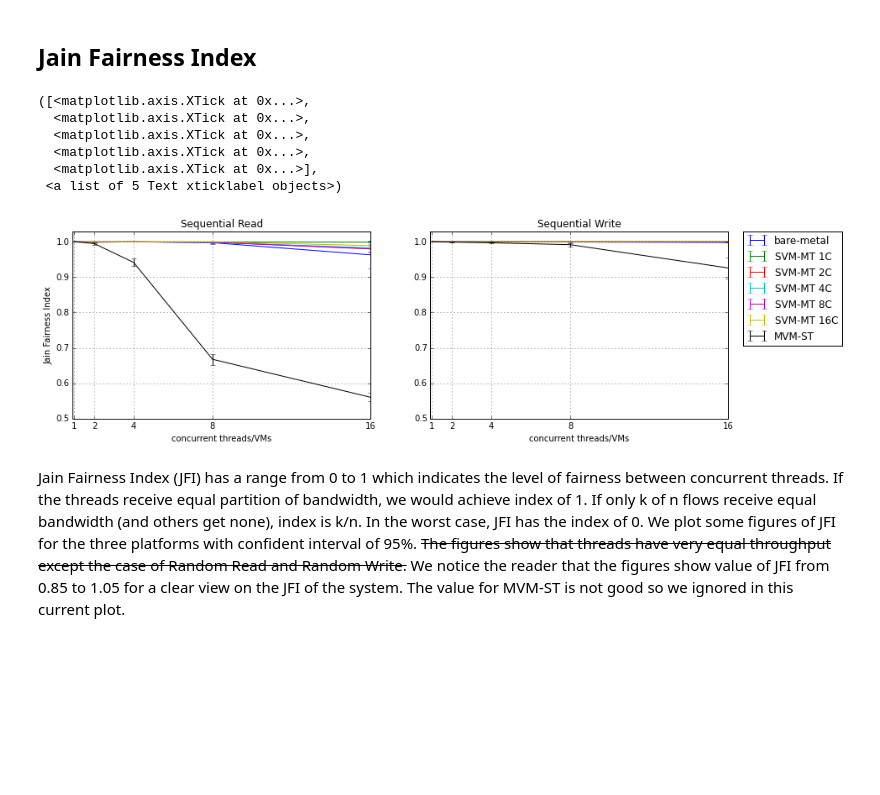
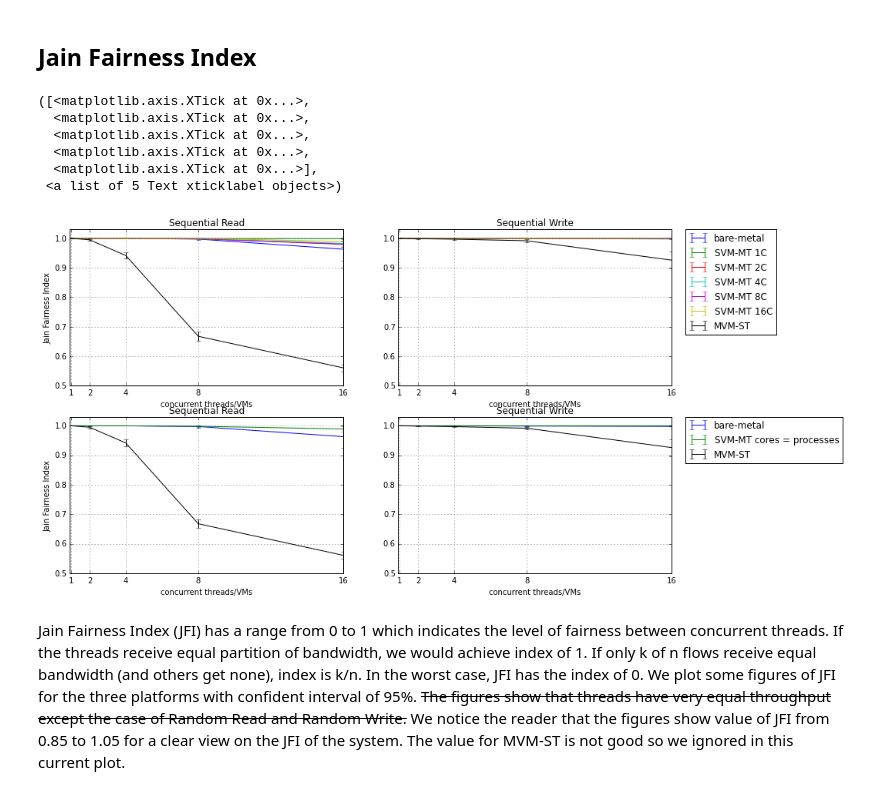
Before and after one commit to hasonhai/io_measurements, a Jupyter notebook: notebook/DA16procs_d32_v1.ipynb, the cells around one changed output. Drawn from its saved outputs; the diff is of its cells as text; code cells hidden in the pictures; blank space fills up the shorter version.

```diff
--- a/notebook/DA16procs_d32_v1.ipynb
+++ b/notebook/DA16procs_d32_v1.ipynb
@@ -355,11 +406,17 @@ cijfiswsvm16c = cijfi.filter(regex="^SW01VM16CTH").tolist()
 
 cijfisrmvm = cijfi.filter(regex="^SR[0-9]+VM01CTH01").tolist()
 cijfiswmvm = cijfi.filter(regex="^SW[0-9]+VM01CTH01").tolist()
+
+# Cores = Processes
+jfisrsvm = [jfisrsvm1c[0], jfisrsvm2c[1], jfisrsvm4c[2], jfisrsvm8c[3], jfisrsvm16c[4]]
+jfiswsvm = [jfiswsvm1c[0], jfiswsvm2c[1], jfiswsvm4c[2], jfiswsvm8c[3], jfiswsvm16c[4]]
+cijfisrsvm = [cijfisrsvm1c[0], cijfisrsvm2c[1], cijfisrsvm4c[2], cijfisrsvm8c[3], cijfisrsvm16c[4]]
+cijfiswsvm = [cijfiswsvm1c[0], cijfiswsvm2c[1], cijfiswsvm4c[2], cijfiswsvm8c[3], cijfiswsvm16c[4]]
 # %%
-pylab.rcParams['figure.figsize'] = 14, 4  # change default size of figures
+pylab.rcParams['figure.figsize'] = 14, 8  # change default size of figures
 x_axis = [1,2,4,8,16]
 
-plt.subplot(121)
+plt.subplot(221)
 plt.errorbar(x_axis, jfisrbf, cijfisrbf, label = 'bare-metal')
 plt.errorbar(x_axis, jfisrsvm1c, cijfisrsvm1c, label = 'SVM-MT 1C')
 plt.errorbar(x_axis, jfisrsvm2c, cijfisrsvm2c, label = 'SVM-MT 2C')
@@ -370,35 +427,58 @@ plt.errorbar(x_axis, jfisrmvm, cijfisrmvm, label = 'MVM-ST')
 plt.axis([0.9, 4.1, 0.5, 1.03])
 plt.grid(True)
 plt.title('Sequential Read')
 plt.xlabel('concurrent threads/VMs')
 plt.ylabel('Jain Fairness Index')
 plt.xticks(x_axis)
 
-plt.subplot(122)
+plt.subplot(222)
 plt.errorbar(x_axis, jfiswbf, cijfiswbf, label = 'bare-metal')
 plt.errorbar(x_axis, jfiswsvm1c, cijfiswsvm1c, label = 'SVM-MT 1C')
 plt.errorbar(x_axis, jfiswsvm2c, cijfiswsvm2c, label = 'SVM-MT 2C')
 plt.errorbar(x_axis, jfiswsvm4c, cijfiswsvm4c, label = 'SVM-MT 4C')
 plt.errorbar(x_axis, jfiswsvm8c, cijfiswsvm8c, label = 'SVM-MT 8C')
 plt.errorbar(x_axis, jfiswsvm16c, cijfiswsvm16c, label = 'SVM-MT 16C')
 plt.errorbar(x_axis, jfiswmvm, cijfiswmvm, label = 'MVM-ST')
 plt.axis([0.9, 4.1, 0.5, 1.03])
 plt.grid(True)
 plt.title('Sequential Write')
 plt.xlabel('concurrent threads/VMs')
 plt.legend(bbox_to_anchor=(1.05, 1), loc=2, borderaxespad=0.)
 #plt.ylabel('JFI index')
 plt.xticks(x_axis)
 
+plt.subplot(223)
+plt.errorbar(x_axis, jfisrbf, cijfisrbf, color="blue", label = 'bare-metal')
+plt.errorbar(x_axis, jfisrsvm, cijfisrsvm, color="green", label = 'SVM-MT cores = processes')
+plt.errorbar(x_axis, jfisrmvm, cijfisrmvm, color="black", label = 'MVM-ST')
+plt.axis([0.9, 4.1, 0.5, 1.03])
+plt.grid(True)
+plt.title('Sequential Read')
+plt.xlabel('concurrent threads/VMs')
+plt.ylabel('Jain Fairness Index')
+plt.xticks(x_axis)
+
+plt.subplot(224)
+plt.errorbar(x_axis, jfiswbf, cijfiswbf, color="blue", label = 'bare-metal')
+plt.errorbar(x_axis, jfiswsvm, cijfiswsvm, color="green", label = 'SVM-MT cores = processes')
+plt.errorbar(x_axis, jfiswmvm, cijfiswmvm,color="black", label = 'MVM-ST')
+plt.axis([0.9, 4.1, 0.5, 1.03])
+plt.grid(True)
+plt.title('Sequential Write')
+plt.xlabel('concurrent threads/VMs')
+plt.legend(bbox_to_anchor=(1.05, 1), loc=2, borderaxespad=0.)
+#plt.ylabel('JFI index')
+plt.xticks(x_axis)
+
 #plt.savefig('jfi16procs.pdf')
 # %% [output]
 ([<matplotlib.axis.XTick at 0x...>,
   <matplotlib.axis.XTick at 0x...>,
   <matplotlib.axis.XTick at 0x...>,
   <matplotlib.axis.XTick at 0x...>,
   <matplotlib.axis.XTick at 0x...>],
  <a list of 5 Text xticklabel objects>)
-[figure, old version]
+[figure, new version]
 # %% [markdown]
 Jain Fairness Index (JFI) has a range from 0 to 1 which indicates the level of fairness between concurrent threads. If the threads receive equal partition of bandwidth, we would achieve index of 1. If only k of n flows receive equal bandwidth (and others get none), index is k/n. In the worst case, JFI has the index of 0. We plot some figures of JFI for the three platforms with confident interval of 95%. <del>The figures show that threads have very equal throughput except the case of Random Read and Random Write.</del> We notice the reader that the figures show value of JFI from 0.85 to 1.05 for a clear view on the JFI of the system. The value for MVM-ST is not good so we ignored in this current plot.
 # %% [markdown]
```
Also changed, not shown: parts of 8 cells of this notebook.
